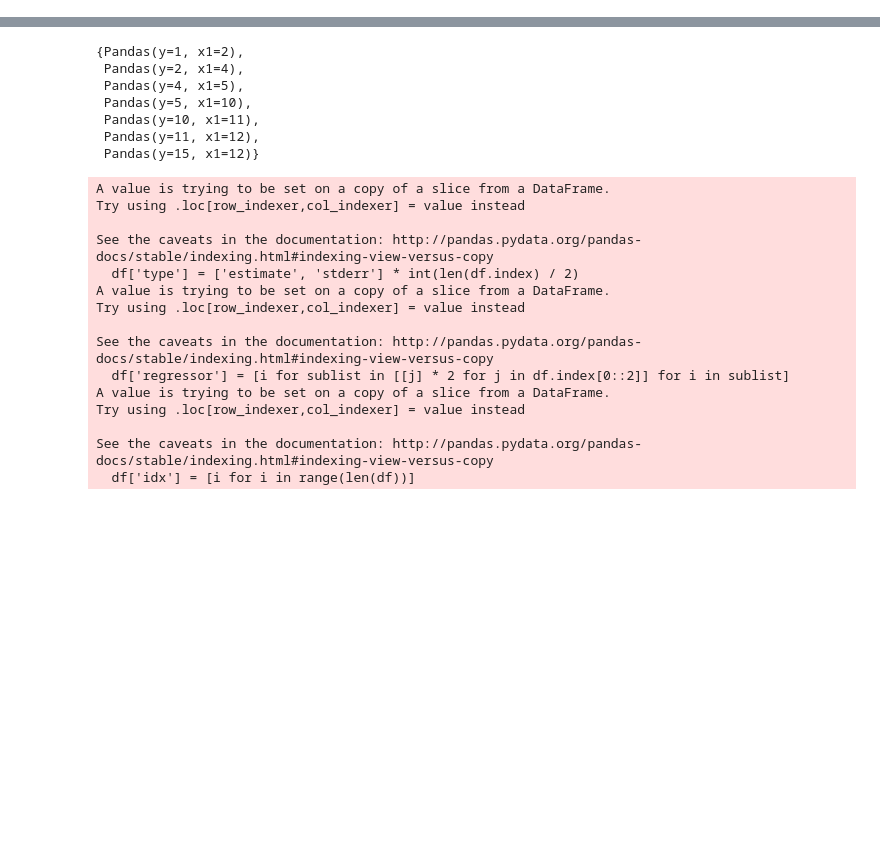
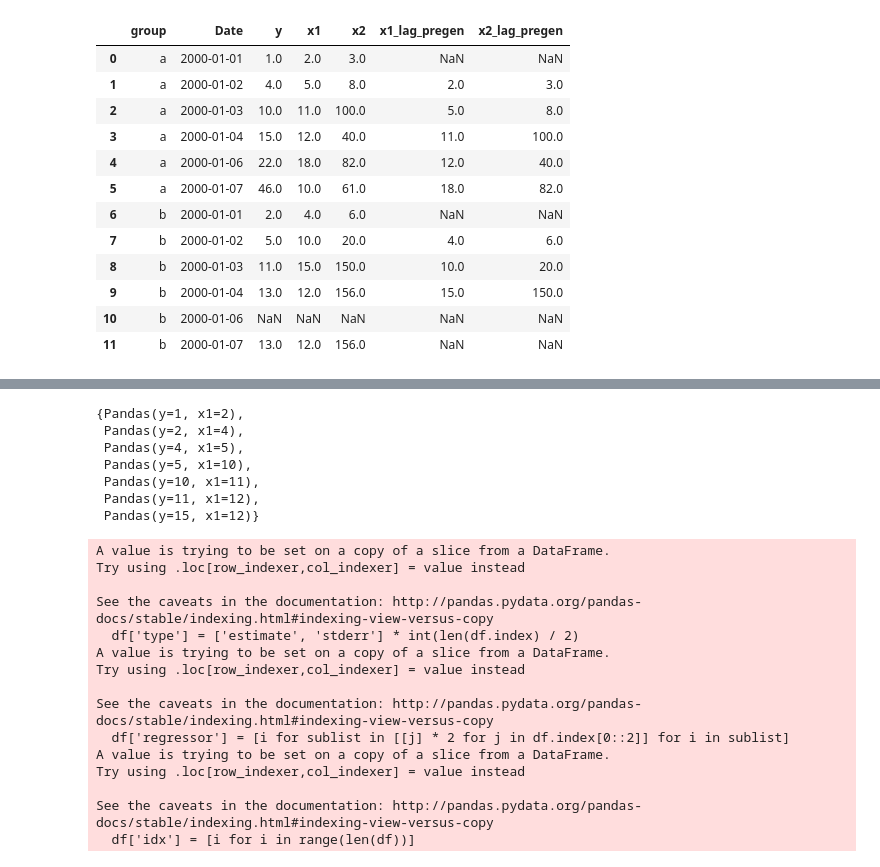
Before and after one commit to whoopnip/dero, a Jupyter notebook: Testing Scratchbook 2.ipynb, the cells around one changed output, grey strips where cells are left out. Saved outputs shown, nothing was run; the diff lists cells and outputs as text; code cells hidden in the pictures; blank space fills up the shorter version.

```diff
--- a/Testing Scratchbook 2.ipynb
+++ b/Testing Scratchbook 2.ipynb
@@ -138,3 +138,22 @@ df_groups_reg = pd.DataFrame(
         ],
         columns=['y', 'x1', 'x2', 'group']
     )
+df_groups_lag_reg = pd.DataFrame(
+        data=[
+            ('1/1/2000', 1, 2, 3, nan, nan, 'a'),
+            ('1/2/2000', 4, 5, 8, 2, 3, 'a'),
+            ('1/3/2000', 10, 11, 100, 5, 8, 'a'),
+            ('1/4/2000', 15, 12, 40, 11, 100, 'a'),
+            ('1/6/2000', 22, 18, 82, 12, 40, 'a'),
+            ('1/7/2000', 46, 10, 61, 18, 82, 'a'),
+            ('1/1/2000', 2, 4, 6,  nan, nan, 'b'),
+            ('1/2/2000', 5, 10, 20, 4, 6, 'b'),
+            ('1/3/2000', 11, 15, 150, 10, 20, 'b'),
+            ('1/4/2000', 13, 12, 156, 15, 150, 'b'),
+            ('1/7/2000', 13, 12, 156, nan, nan, 'b'),
+
+        ],
+        columns=['Date', 'y', 'x1', 'x2', 'x1_lag_pregen', 'x2_lag_pregen', 'group']
+    )
+
+df_groups_lag_reg['Date'] = pd.to_datetime(df_groups_lag_reg['Date'])
@@ -147,0 +160,16 @@ b = set([i for i in df_copy[['y','x1']].drop_duplicates().itertuples(index=False
+# %%
+dero.pandas.filldata.add_missing_group_rows(df_groups_lag_reg, ['group', 'Date'])
+# %% [output]
+|  | group | Date | y | x1 | x2 | x1_lag_pregen | x2_lag_pregen |
+| 0 | a | 2000-01-01 | 1.0 | 2.0 | 3.0 | NaN | NaN |
+| 1 | a | 2000-01-02 | 4.0 | 5.0 | 8.0 | 2.0 | 3.0 |
+| 2 | a | 2000-01-03 | 10.0 | 11.0 | 100.0 | 5.0 | 8.0 |
+| 3 | a | 2000-01-04 | 15.0 | 12.0 | 40.0 | 11.0 | 100.0 |
+| 4 | a | 2000-01-06 | 22.0 | 18.0 | 82.0 | 12.0 | 40.0 |
+| 5 | a | 2000-01-07 | 46.0 | 10.0 | 61.0 | 18.0 | 82.0 |
+| 6 | b | 2000-01-01 | 2.0 | 4.0 | 6.0 | NaN | NaN |
+| 7 | b | 2000-01-02 | 5.0 | 10.0 | 20.0 | 4.0 | 6.0 |
+| 8 | b | 2000-01-03 | 11.0 | 15.0 | 150.0 | 10.0 | 20.0 |
+| 9 | b | 2000-01-04 | 13.0 | 12.0 | 156.0 | 15.0 | 150.0 |
+| 10 | b | 2000-01-06 | NaN | NaN | NaN | NaN | NaN |
+| 11 | b | 2000-01-07 | 13.0 | 12.0 | 156.0 | NaN | NaN |
```
Also changed, not shown: parts of 18 cells of this notebook, 3 other files.
